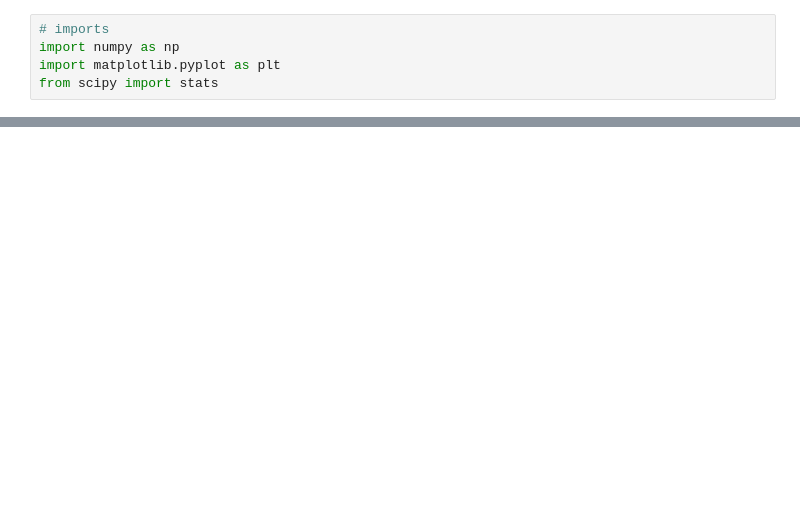
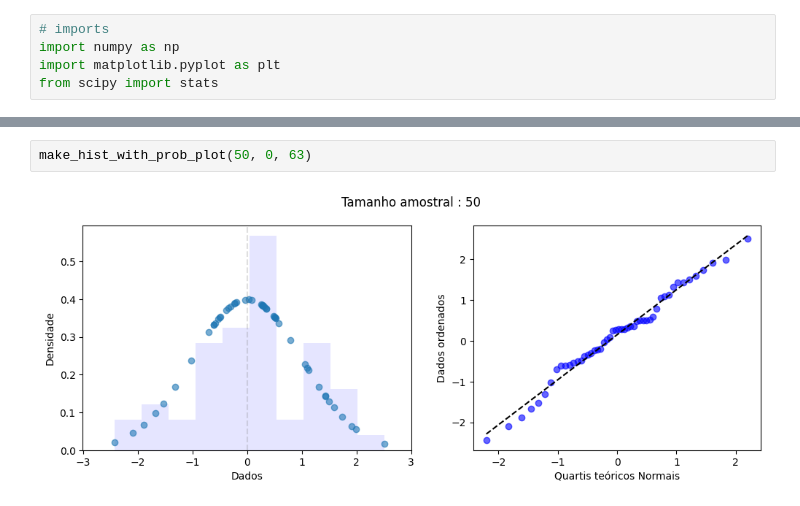
Before and after one commit to andersonmdcanteli/val-metodos-analiticos, a Jupyter notebook: make-plots/probplot/prob-example.ipynb, the cells around one changed output, grey strips where cells are left out. Drawn from its saved outputs; the diff is of its cells as text; blank space fills up the shorter version.

```diff
--- a/make-plots/probplot/prob-example.ipynb
+++ b/make-plots/probplot/prob-example.ipynb
@@ -23,0 +45,4 @@ plt.show()
+# %%
+make_hist_with_prob_plot(50, 0, 63)
+# %% [output]
+[figure, added]
```
Also changed, not shown: parts of 20 cells of this notebook.
